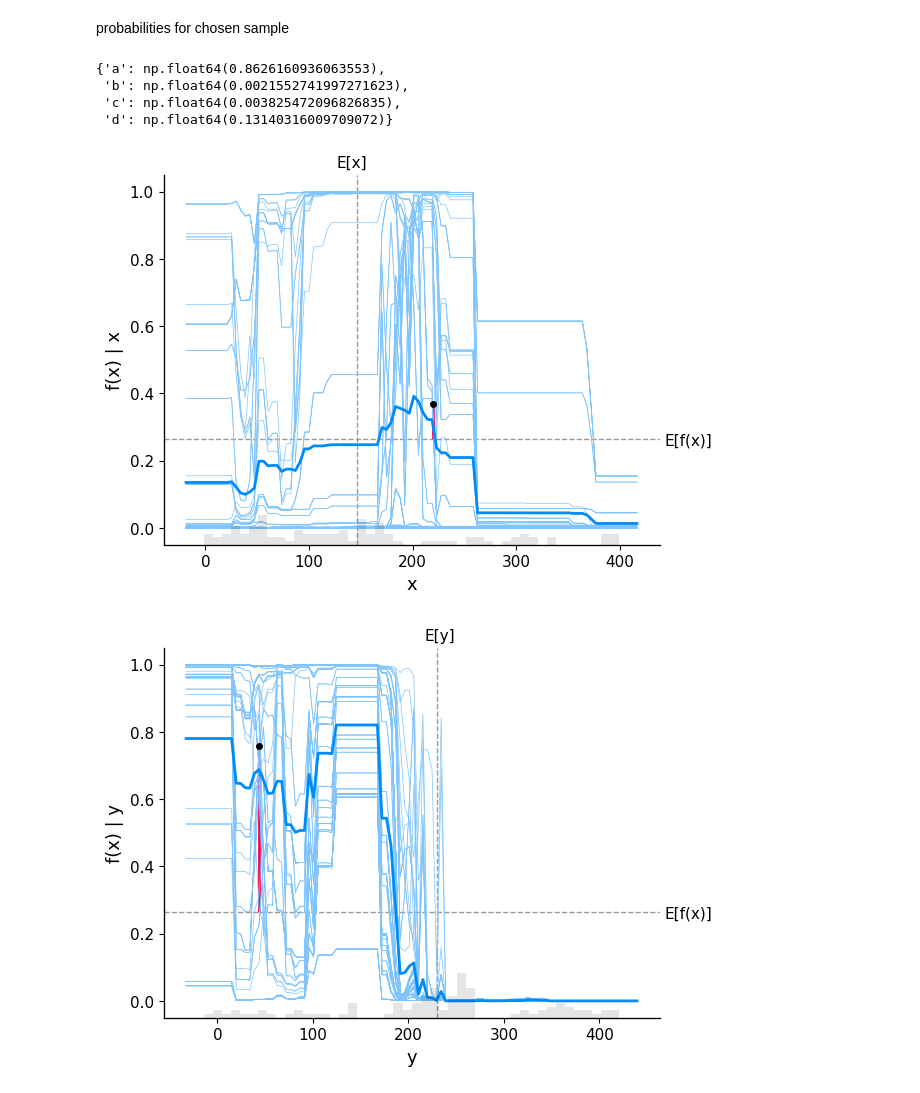
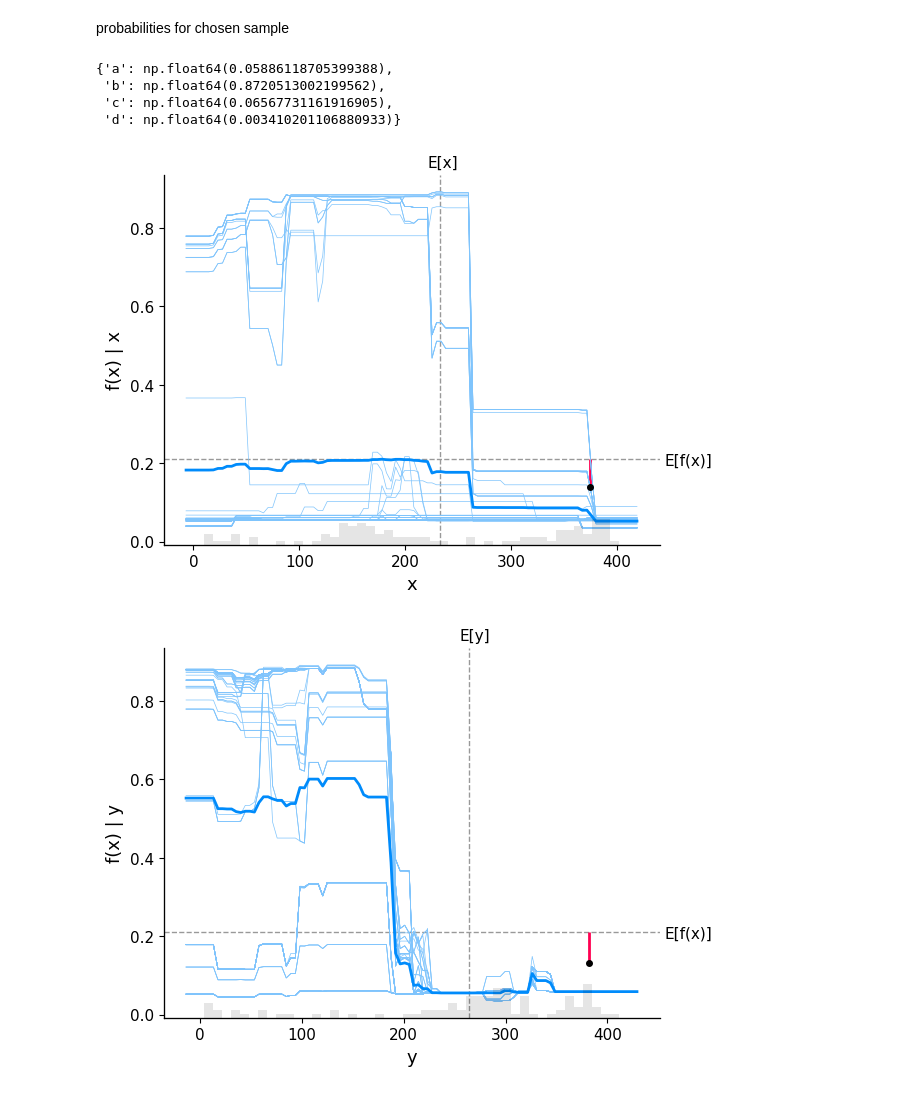
Before and after one commit to JorgeIvanJH/IRIS_and_MLflow-Continuous-Training-Pipeline, a Jupyter notebook: dur/sandbox/experiment.ipynb, the cells around one changed output. Drawn from its saved outputs; the diff is of its cells as text; code cells hidden in the pictures.

```diff
--- a/dur/sandbox/experiment.ipynb
+++ b/dur/sandbox/experiment.ipynb
@@ -21,5 +54,5 @@ mlflow.lightgbm.save_model(model, "local_test_model")
 # %%
-model = mlflow.lightgbm.load_model("local_test_model")
+model = mlflow.lightgbm.load_model(f"local_test_model/{runid}")
 # %% [markdown]
 ## Testing
 # %%
@@ -34,5 +67,6 @@ widget
 <drawdata.ScatterWidget object at 0x...>
 # %%
 df = widget.data_as_pandas[["x", "y", "label"]]
+df["datetime"] = dt.datetime.now()
 df.head()
 # %% [output]
@@ -47,7 +81,16 @@ import matplotlib.pyplot as plt
 
 color_map = {'a': 'blue', 'b': 'yellow', 'c': 'green', 'd': 'red'}
 
-pred = model.predict(df[["x", "y"]])
+X = df[["x", "y"]]
+X["year"] = df["datetime"].dt.year
+X["month"] = df["datetime"].dt.month
+X["day"] = df["datetime"].dt.day
+X["hour"] = df["datetime"].dt.hour
+X["minute"] = df["datetime"].dt.minute
+X["second"] = df["datetime"].dt.second
+y = df["label"]
+
+pred = model.predict(X)
 plot_df = df.copy()
 plot_df["pred"] = pred
 
@@ -101,10 +181,9 @@ sample_ind = 304 # SELECT POINT TO EXPLAIN
 
 
 def predict_fn(data):
-    data = pd.DataFrame(data, columns=["x", "y"])
+    data = pd.DataFrame(data, columns=["x", "y", "year", "month", "day", "hour", "minute", "second"])
     return model.predict_proba(data)[:, class_index]
 
-X = df[["x", "y"]].astype("float64")
 X100 = shap.utils.sample(X, 100) # Subsample to use as background dataset
 explainer = shap.Explainer(predict_fn, X100)
 shap_values = explainer(X)
@@ -114,10 +193,10 @@ probabilities for chosen sample
 proba = model.predict_proba(X.iloc[sample_ind : sample_ind + 1])[0]
 {c: prob for c, prob in zip(model.classes_, proba)}
 # %% [output]
-{'a': np.float64(0.8626160936063553),
- 'b': np.float64(0.0021552741997271623),
- 'c': np.float64(0.003825472096826835),
- 'd': np.float64(0.13140316009709072)}
+{'a': np.float64(0.05886118705399388),
+ 'b': np.float64(0.8720513002199562),
+ 'c': np.float64(0.06567731161916905),
+ 'd': np.float64(0.003410201106880933)}
 # %%
 import plotly.graph_objects as go
 
@@ -162,32 +241,32 @@ fig.update_layout(
 fig.show()
 # %%
 def predict_class(data):
-    data = pd.DataFrame(data, columns=["x", "y"])
+    data = pd.DataFrame(data, columns=["x", "y", "year", "month", "day", "hour", "minute", "second"])
     return model.predict_proba(data)[:, class_index]
 
 
 shap.partial_dependence_plot(
     "x",
     predict_class,
     X100,
     ice=True,
     model_expected_value=True,
     feature_expected_value=True,
     shap_values=shap_values[sample_ind : sample_ind + 1, :],
 )
 
 shap.partial_dependence_plot(
     "y",
     predict_class,
     X100,
     ice=True,
     model_expected_value=True,
     feature_expected_value=True,
     shap_values=shap_values[sample_ind : sample_ind + 1, :],
 )
 # %% [output]
-[figure, old version]
+[figure, new version]
-[figure, old version]
+[figure, new version]
 # %%
 shap.plots.scatter(shap_values[:, "x"], color=shap_values)
 shap.plots.scatter(shap_values[:, "y"], color=shap_values)
```
Also changed, not shown: parts of 11 cells of this notebook, 3 other files.
